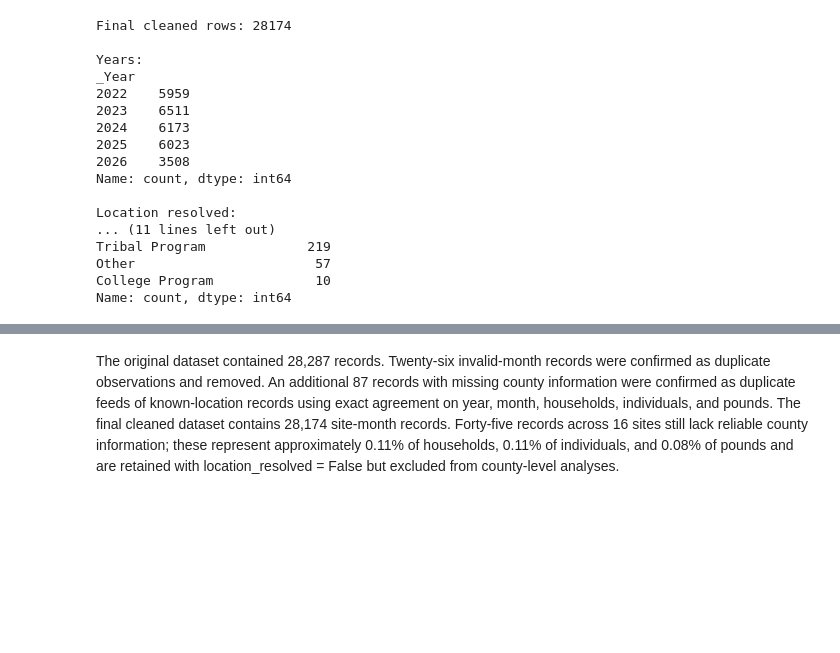
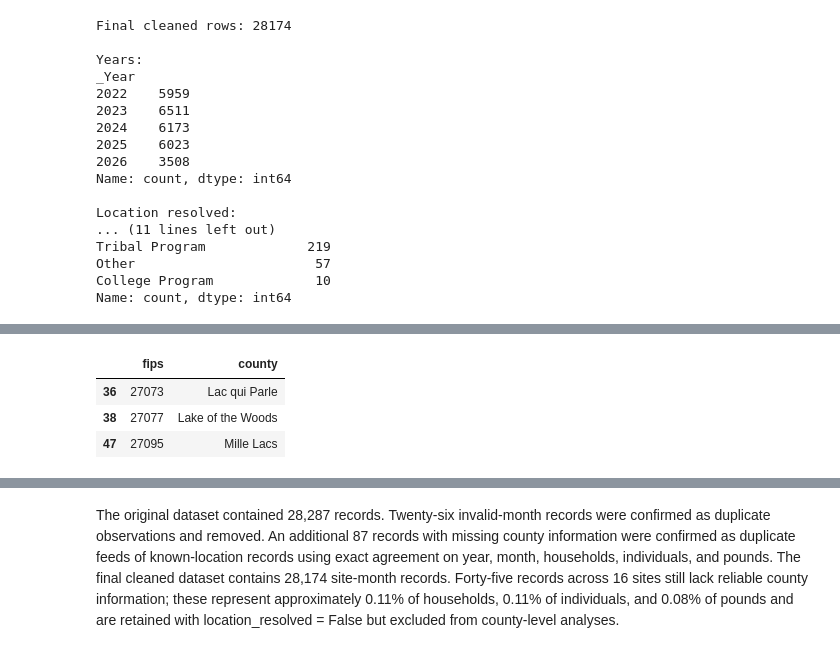
Before and after one commit to Hajar0Ahmed/MinneMUDAC2026Outliers, a Jupyter notebook: notebooks/reading.ipynb, the cells around one changed output, grey strips where cells are left out. Drawn from its saved outputs; the diff is of its cells as text; code cells hidden in the pictures; blank space fills up the shorter version.

```diff
--- a/notebooks/reading.ipynb
+++ b/notebooks/reading.ipynb
@@ -2069,3 +2069,94 @@ unresolved.to_csv(
     processed_folder / "unresolved_location_rows.csv",
     index=False
 )
+# %%
+site_month_counts = (
+    site_month_clean
+    .groupby(["_id_site", "_Year", "_Month"])
+    .size()
+    .reset_index(name="rows_in_month")
+)
+
+duplicate_site_months = site_month_counts[
+    site_month_counts["rows_in_month"] > 1
+].copy()
+
+duplicate_summary = (
+    duplicate_site_months
+    .groupby("_id_site")
+    .agg(
+        duplicate_months=("_Month", "count"),
+        max_rows_in_month=("rows_in_month", "max")
+    )
+    .reset_index()
+)
+
+all_site_months = (
+    site_month_counts
+    .groupby("_id_site")
+    .size()
+    .reset_index(name="total_months")
+)
+
+duplicate_summary = duplicate_summary.merge(
+    all_site_months,
+    on="_id_site",
+    how="left"
+)
+
+duplicate_summary["duplicate_share"] = (
+    duplicate_summary["duplicate_months"]
+    / duplicate_summary["total_months"]
+)
+
+display(
+    duplicate_summary.sort_values(
+        "duplicate_share",
+        ascending=False
+    )
+)
+
+sites_to_check = [1189, 1365]
+
+display(
+    site_month_clean[
+        site_month_clean["_id_site"].isin(sites_to_check)
+    ][
+        [
+            "_id_site",
+            "_Year",
+            "_Month",
+            "__ID",
+            "County",
+            "AgencyType",
+            "HouseholdsReg",
+            "IndividualsReg",
+            "PoundsReg"
+        ]
+    ].sort_values(
+        ["_id_site", "_Year", "_Month", "__ID"]
+    )
+)
+acs = pd.read_csv(
+    "../data/public/acs_county.csv",
+    dtype={"fips": str}
+)
+
+print(acs.columns.tolist())
+county_column = "county"   # change this if the ACS column has a different name
+
+check_names = acs[
+    acs[county_column]
+    .str.contains(
+        "Lac|Lake of",
+        case=False,
+        na=False
+    )
+]
+
+display(
+    check_names[
+        ["fips", county_column]
+    ].drop_duplicates()
+)
+# %% [output]
@@ -2071,0 +2193,4 @@ unresolved.to_csv(
+|  | fips | county |
+| 36 | 27073 | Lac qui Parle |
+| 38 | 27077 | Lake of the Woods |
+| 47 | 27095 | Mille Lacs |
```
Also changed, not shown: parts of 3 cells of this notebook, 1 other file.
